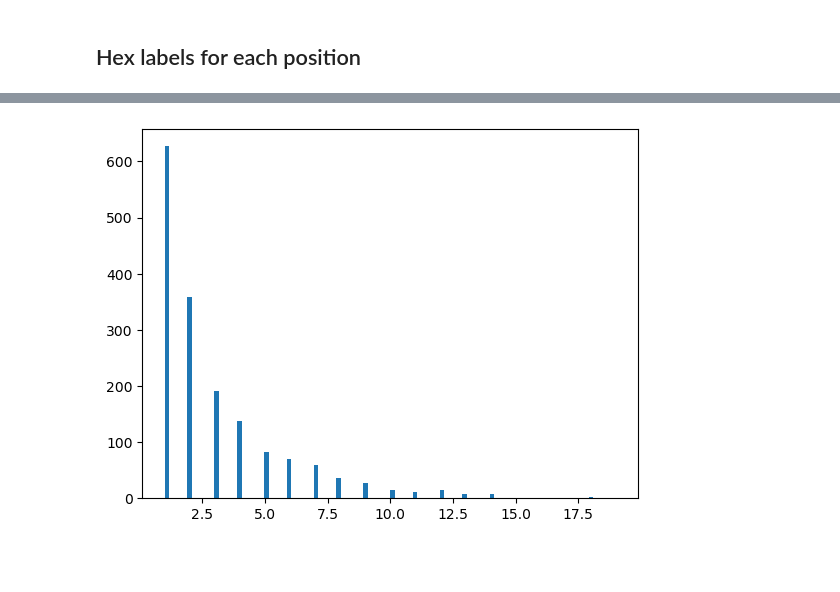
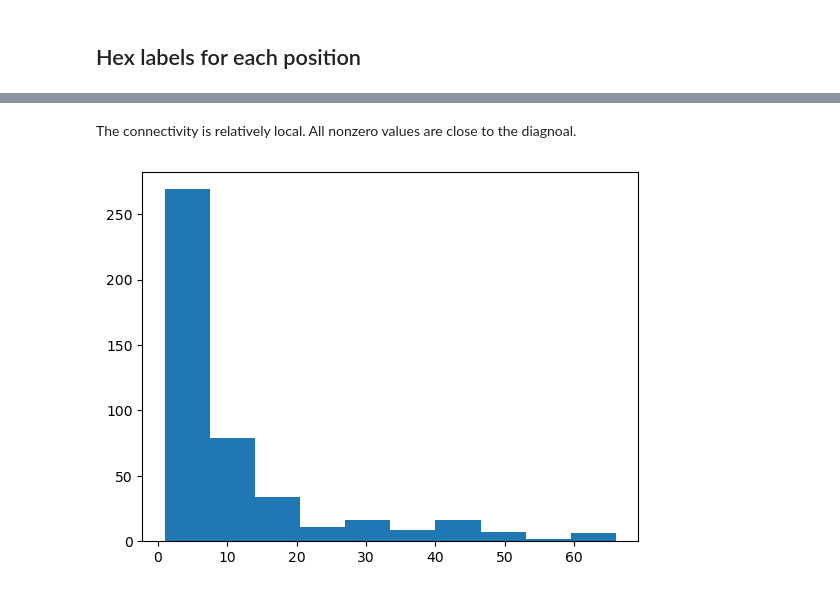
Before and after one commit to willirath/hextraj, a Jupyter notebook: notebooks/hextraj_tutorial.ipynb, the cells around one changed output, grey strips where cells are left out. Cells and saved outputs as stored; diff of their text form; code cells hidden in the pictures; blank space fills up the shorter version.

```diff
--- a/notebooks/hextraj_tutorial.ipynb
+++ b/notebooks/hextraj_tutorial.ipynb
@@ -172,0 +178,21 @@ from hextraj.aux import hex_AoS_to_SoA
+# %%
+%%time
+
+# cast to numpy and chunk up again
+unique_hex_labels = darr.unique(ds_traj["hex_labels"].data)
+unique_hex_labels = np.sort(unique_hex_labels.compute())
+display(unique_hex_labels)
+# BUG: There's a problem with undefined positons being labelled which I need to fix in the package.
+# For now, we'll just remove the first label mapping to inifinite lon / lat:
+unique_hex_labels = unique_hex_labels[1:]
+display(unique_hex_labels)
+unique_hex_labels = darr.from_array(unique_hex_labels, chunks=(int(len(unique_hex_labels) // 4 + 1), ))
+
+# to xarray
+unique_hex_labels =  xr.DataArray(
+    unique_hex_labels,
+    dims=("unique_hex", ),
+    name="unique_hex",
+)
+
+display(unique_hex_labels)
@@ -224,0 +344,10 @@ Attributes: (0)
+# %%
+unique_hex_labels_source = unique_hex_labels.rename({"unique_hex": "unique_hex_source"})
+unique_hex_labels_dest = unique_hex_labels.rename({"unique_hex": "unique_hex_dest"})
+# %%
+connection_count = (
+    (ds_traj.hex_labels.isel(obs=0, drop=True) == unique_hex_labels_source)
+    & (ds_traj.hex_labels.isel(obs=-1, drop=True) == unique_hex_labels_dest)
+).sum("traj")
+
+display(connection_count)
@@ -225,5 +364,5 @@ Attributes: (0)
 # %%
 %%time
 
-conn_mat = conn_mat.compute()
+connection_count = connection_count.compute()
 # %% [output]
@@ -234,4 +409,6 @@ import networkx
+# %% [markdown]
+The connectivity is relatively local. All nonzero values are close to the diagnoal.
 # %%
-conn_mat.where(conn_mat > 0).plot.hist(bins=100);
+connection_count.where(connection_count > 0).plot.hist();
 # %% [output]
-[figure, old version]
+[figure, new version]
```
Also changed, not shown: parts of 51 cells of this notebook.
